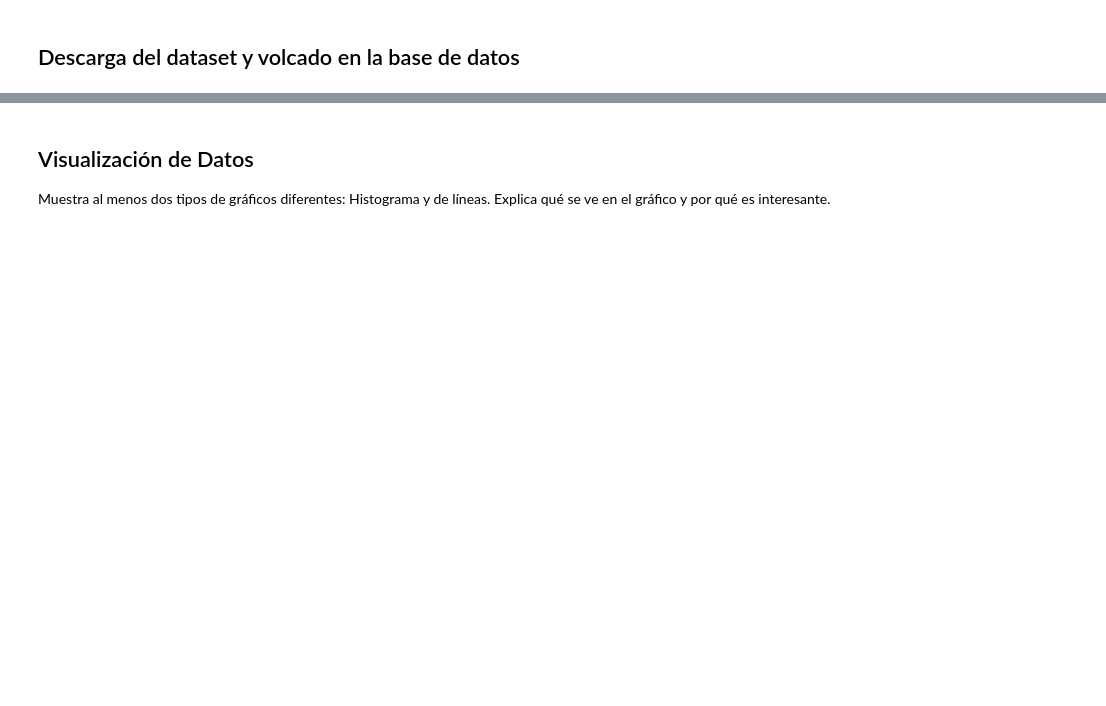
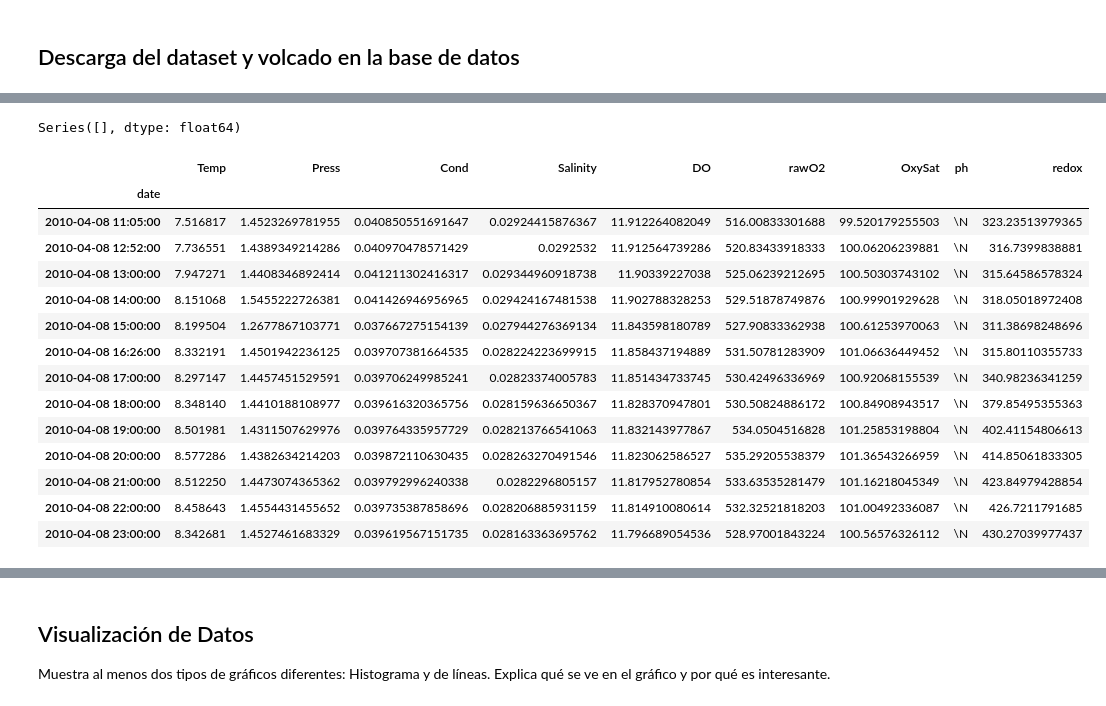
Before and after one commit to yerartdev/uc-m1967-mdsi, a Jupyter notebook: d11/ORM-SQLAlchemy_v2.ipynb, the cells around one changed output, grey strips where cells are left out. Cells and saved outputs as stored; diff of their text form; code cells hidden in the pictures; blank space fills up the shorter version.

Commit message:
ORM: Ejercicio individual: descarga del dataset (csv) de zenodo; localización de missing values; ¿imputación? (limpieza)

```diff
--- a/d11/ORM-SQLAlchemy_v2.ipynb
+++ b/d11/ORM-SQLAlchemy_v2.ipynb
@@ -1702,0 +1728,7 @@ Temática:
+# %%
+df = pd.read_csv('amt.csv',
+                 sep=';',
+                 low_memory=False,
+                 parse_dates=True,
+                 index_col='date'
+                )
@@ -1702,0 +1808,39 @@ Temática:
+# %%
+#::GMG::Las columnas que contienen un 'nulo' y la cantidad
+null_columns=df.columns[df.isnull().any()]
+df[null_columns].isnull().sum()
+# %% [output]
+Series([], dtype: float64)
+# %%
+#::GMG::Sin embargo tenemos caracteres extraños no numéricos
+#::nota::si se intenta convertir en origen los campos a float64
+#
+# df = pd.read_csv('amt.csv',
+#                 sep=';',
+#                 low_memory=False,
+#                 parse_dates=True,
+#                 index_col='date'
+#                )
+#
+# si tiene un error que da la pista sobre esos caracteres
+#
+# ValueError: could not convert string to float: '\\N'
+#
+# Por ejemplo:
+df['2010-04-08']
+# %% [output]
+|  | Temp | Press | Cond | Salinity | DO | rawO2 | OxySat | ph | redox |
+| date |  |  |  |  |  |  |  |  |  |
+| 2010-04-08 11:05:00 | 7.516817 | 1.4523269781955 | 0.040850551691647 | 0.02924415876367 | 11.912264082049 | 516.00833301688 | 99.520179255503 | \N | 323.23513979365 |
+| 2010-04-08 12:52:00 | 7.736551 | 1.4389349214286 | 0.040970478571429 | 0.0292532 | 11.912564739286 | 520.83433918333 | 100.06206239881 | \N | 316.7399838881 |
+| 2010-04-08 13:00:00 | 7.947271 | 1.4408346892414 | 0.041211302416317 | 0.029344960918738 | 11.90339227038 | 525.06239212695 | 100.50303743102 | \N | 315.64586578324 |
+| 2010-04-08 14:00:00 | 8.151068 | 1.5455222726381 | 0.041426946956965 | 0.029424167481538 | 11.902788328253 | 529.51878749876 | 100.99901929628 | \N | 318.05018972408 |
+| 2010-04-08 15:00:00 | 8.199504 | 1.2677867103771 | 0.037667275154139 | 0.027944276369134 | 11.843598180789 | 527.90833362938 | 100.61253970063 | \N | 311.38698248696 |
+| 2010-04-08 16:26:00 | 8.332191 | 1.4501942236125 | 0.039707381664535 | 0.028224223699915 | 11.858437194889 | 531.50781283909 | 101.06636449452 | \N | 315.80110355733 |
+| 2010-04-08 17:00:00 | 8.297147 | 1.4457451529591 | 0.039706249985241 | 0.02823374005783 | 11.851434733745 | 530.42496336969 | 100.92068155539 | \N | 340.98236341259 |
+| 2010-04-08 18:00:00 | 8.348140 | 1.4410188108977 | 0.039616320365756 | 0.028159636650367 | 11.828370947801 | 530.50824886172 | 100.84908943517 | \N | 379.85495355363 |
+| 2010-04-08 19:00:00 | 8.501981 | 1.4311507629976 | 0.039764335957729 | 0.028213766541063 | 11.832143977867 | 534.0504516828 | 101.25853198804 | \N | 402.41154806613 |
+| 2010-04-08 20:00:00 | 8.577286 | 1.4382634214203 | 0.039872110630435 | 0.028263270491546 | 11.823062586527 | 535.29205538379 | 101.36543266959 | \N | 414.85061833305 |
+| 2010-04-08 21:00:00 | 8.512250 | 1.4473074365362 | 0.039792996240338 | 0.0282296805157 | 11.817952780854 | 533.63535281479 | 101.16218045349 | \N | 423.84979428854 |
+| 2010-04-08 22:00:00 | 8.458643 | 1.4554431455652 | 0.039735387858696 | 0.028206885931159 | 11.814910080614 | 532.32521818203 | 101.00492336087 | \N | 426.7211791685 |
+| 2010-04-08 23:00:00 | 8.342681 | 1.4527461683329 | 0.039619567151735 | 0.028163363695762 | 11.796689054536 | 528.97001843224 | 100.56576326112 | \N | 430.27039977437 |
```
Also changed, not shown: parts of 20 cells of this notebook.
